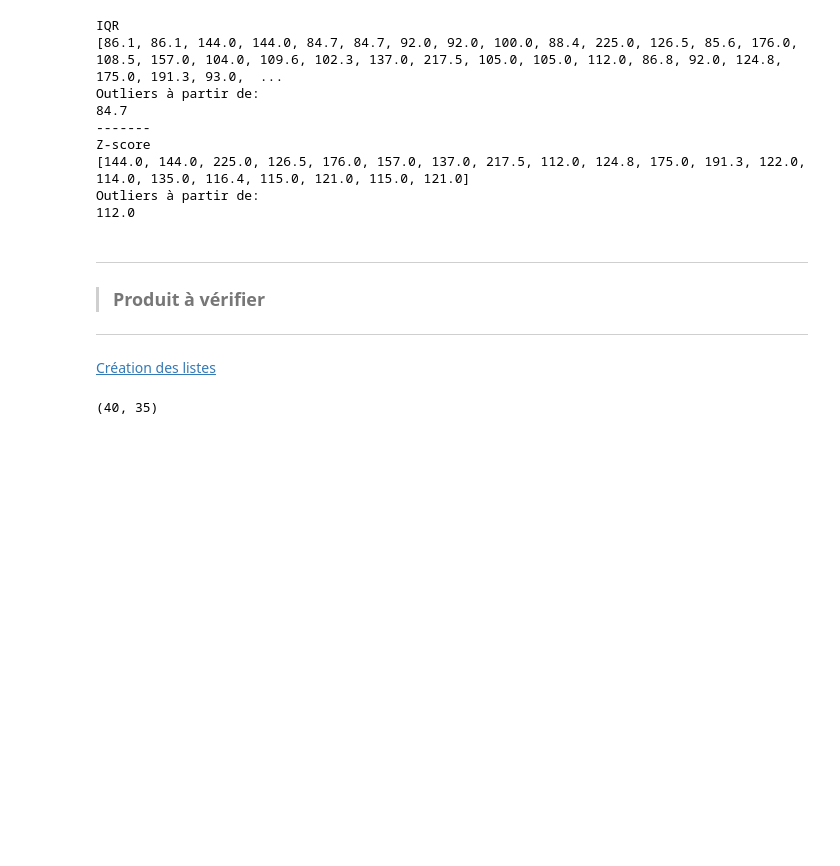
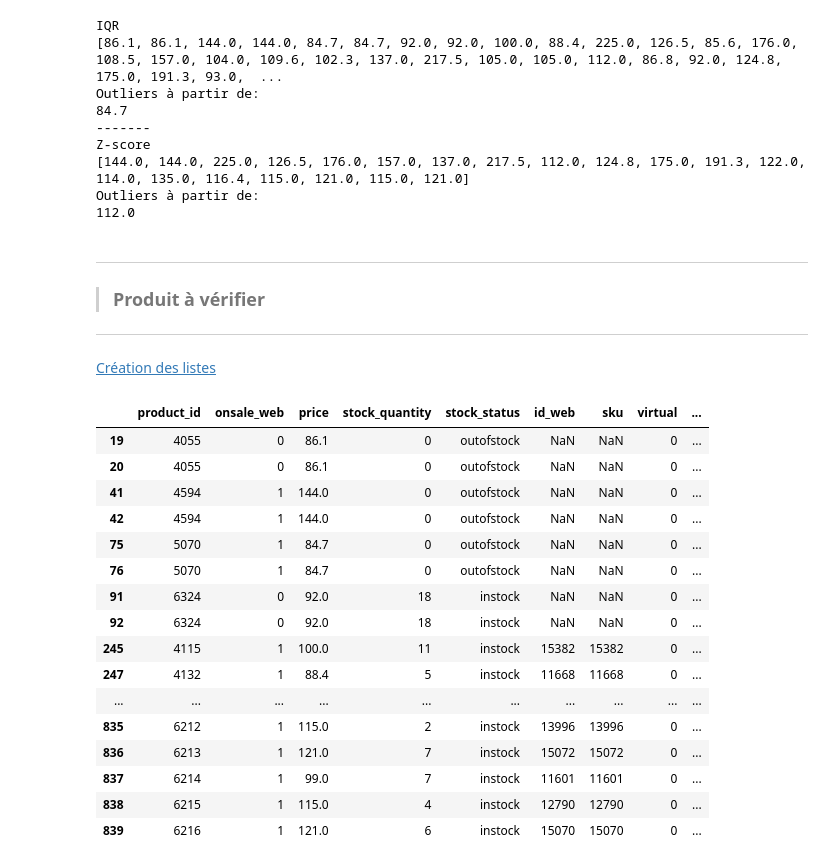
Before and after one commit to Valeeew/Data_management_of_an_online_store, a Jupyter notebook: Data_management_of_an_online_store.ipynb, the cells around one changed output. Saved outputs shown, nothing was run; the diff lists cells and outputs as text; code cells hidden in the pictures; blank space fills up the shorter version.

Commit message:
verification of the concordance of the prices with the outliers

```diff
--- a/Data_management_of_an_online_store.ipynb
+++ b/Data_management_of_an_online_store.ipynb
@@ -456,7 +456,23 @@ Outliers à partir de:
 ---
 [Création des listes](#scrollTo=4VqetTeIWg3b&line=4&uniqifier=1)
 # %%
-outliers_prix_iqr.shape
+outliers_prix_iqr
 # %% [output]
-(40, 35)
+|  | product_id | onsale_web | price | stock_quantity | stock_status | id_web | sku | virtual | ... |
+| 19 | 4055 | 0 | 86.1 | 0 | outofstock | NaN | NaN | 0 | ... |
+| 20 | 4055 | 0 | 86.1 | 0 | outofstock | NaN | NaN | 0 | ... |
+| 41 | 4594 | 1 | 144.0 | 0 | outofstock | NaN | NaN | 0 | ... |
+| 42 | 4594 | 1 | 144.0 | 0 | outofstock | NaN | NaN | 0 | ... |
+| 75 | 5070 | 1 | 84.7 | 0 | outofstock | NaN | NaN | 0 | ... |
+| 76 | 5070 | 1 | 84.7 | 0 | outofstock | NaN | NaN | 0 | ... |
+| 91 | 6324 | 0 | 92.0 | 18 | instock | NaN | NaN | 0 | ... |
+| 92 | 6324 | 0 | 92.0 | 18 | instock | NaN | NaN | 0 | ... |
+| 245 | 4115 | 1 | 100.0 | 11 | instock | 15382 | 15382 | 0 | ... |
+| 247 | 4132 | 1 | 88.4 | 5 | instock | 11668 | 11668 | 0 | ... |
+| ... | ... | ... | ... | ... | ... | ... | ... | ... | ... |
+| 835 | 6212 | 1 | 115.0 | 2 | instock | 13996 | 13996 | 0 | ... |
+| 836 | 6213 | 1 | 121.0 | 7 | instock | 15072 | 15072 | 0 | ... |
+| 837 | 6214 | 1 | 99.0 | 7 | instock | 11601 | 11601 | 0 | ... |
+| 838 | 6215 | 1 | 115.0 | 4 | instock | 12790 | 12790 | 0 | ... |
+| 839 | 6216 | 1 | 121.0 | 6 | instock | 15070 | 15070 | 0 | ... |
 # %%
```
Also changed, not shown: parts of 2 cells of this notebook.
